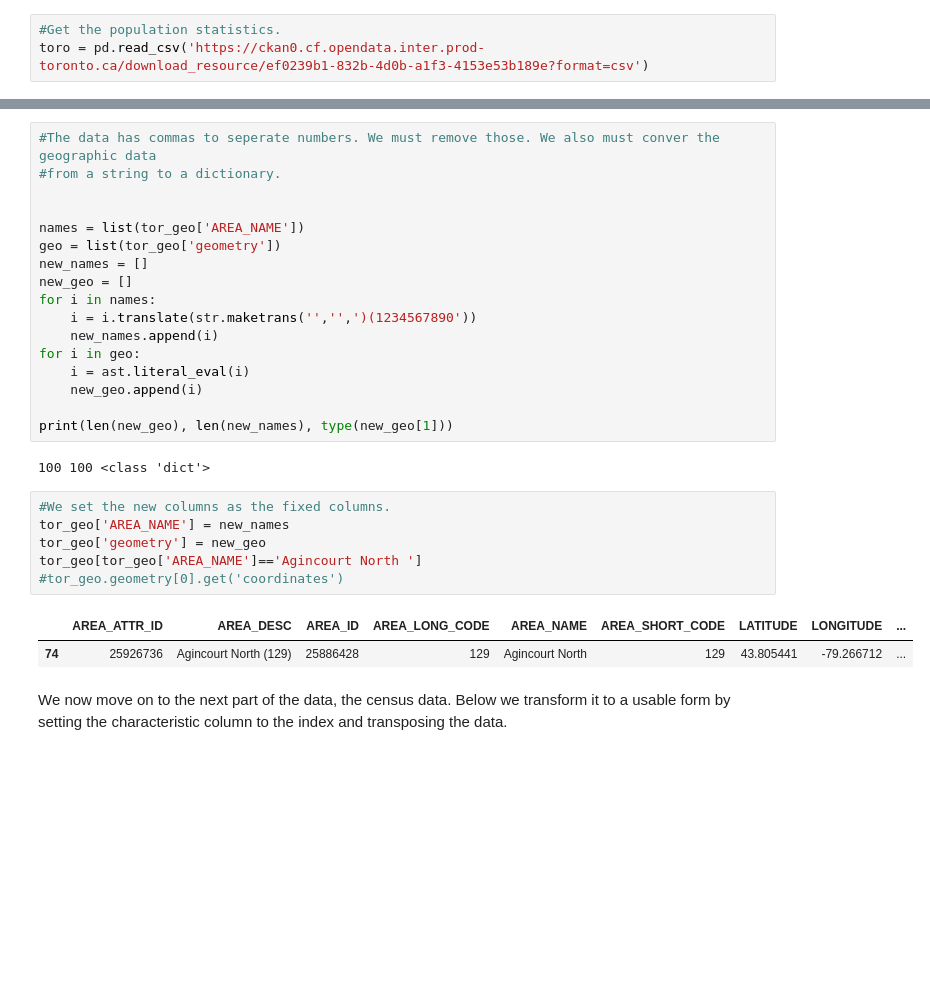
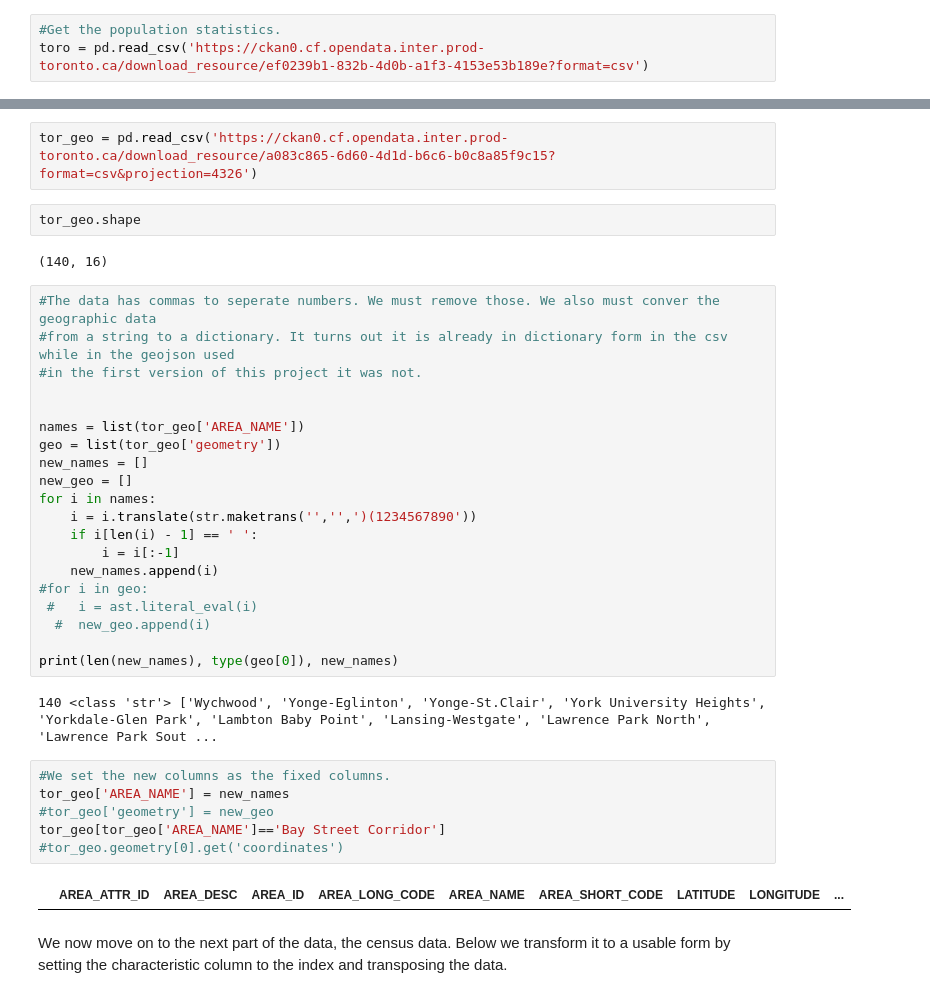
Before and after one commit to Thabetten/Capstone, a Jupyter notebook: Capstone - Meat and Dairty substitutes.ipynb, the cells around one changed output, grey strips where cells are left out. Cells and saved outputs as stored; diff of their text form; blank space fills up the shorter version.

```diff
--- a/Capstone - Meat and Dairty substitutes.ipynb
+++ b/Capstone - Meat and Dairty substitutes.ipynb
@@ -97,6 +61,13 @@ for idx, resource in enumerate(package["result"]["resources"]):
+# %%
+tor_geo = pd.read_csv('https://ckan0.cf.opendata.inter.prod-toronto.ca/download_resource/a083c865-6d60-4d1d-b6c6-b0c8a85f9c15?format=csv&projection=4326')
+# %%
+tor_geo.shape
+# %% [output]
+(140, 16)
 # %%
 #The data has commas to seperate numbers. We must remove those. We also must conver the geographic data
-#from a string to a dictionary.
+#from a string to a dictionary. It turns out it is already in dictionary form in the csv while in the geojson used
+#in the first version of this project it was not.
 
 
 names = list(tor_geo['AREA_NAME'])
@@ -105,23 +76,24 @@ new_names = []
 new_geo = []
 for i in names:
     i = i.translate(str.maketrans('','',')(1234567890'))
+    if i[len(i) - 1] == ' ':
+        i = i[:-1]
     new_names.append(i)
-for i in geo:
-    i = ast.literal_eval(i)
-    new_geo.append(i)
+#for i in geo:
+ #   i = ast.literal_eval(i)
+  #  new_geo.append(i)
 
-print(len(new_geo), len(new_names), type(new_geo[1]))
+print(len(new_names), type(geo[0]), new_names)
 # %% [output]
-100 100 <class 'dict'>
+140 <class 'str'> ['Wychwood', 'Yonge-Eglinton', 'Yonge-St.Clair', 'York University Heights', 'Yorkdale-Glen Park', 'Lambton Baby Point', 'Lansing-Westgate', 'Lawrence Park North', 'Lawrence Park Sout ...
 # %%
 #We set the new columns as the fixed columns.
 tor_geo['AREA_NAME'] = new_names
-tor_geo['geometry'] = new_geo
-tor_geo[tor_geo['AREA_NAME']=='Agincourt North ']
+#tor_geo['geometry'] = new_geo
+tor_geo[tor_geo['AREA_NAME']=='Bay Street Corridor']
 #tor_geo.geometry[0].get('coordinates')
 # %% [output]
 |  | AREA_ATTR_ID | AREA_DESC | AREA_ID | AREA_LONG_CODE | AREA_NAME | AREA_SHORT_CODE | LATITUDE | LONGITUDE | ... |
-| 74 | 25926736 | Agincourt North (129) | 25886428 | 129 | Agincourt North | 129 | 43.805441 | -79.266712 | ... |
 # %% [markdown]
 We now move on to the next part of the data, the census data. Below we transform it to a usable form by setting the characteristic column to the index and transposing the data.
 # %%
```
Also changed, not shown: parts of 33 cells of this notebook.
